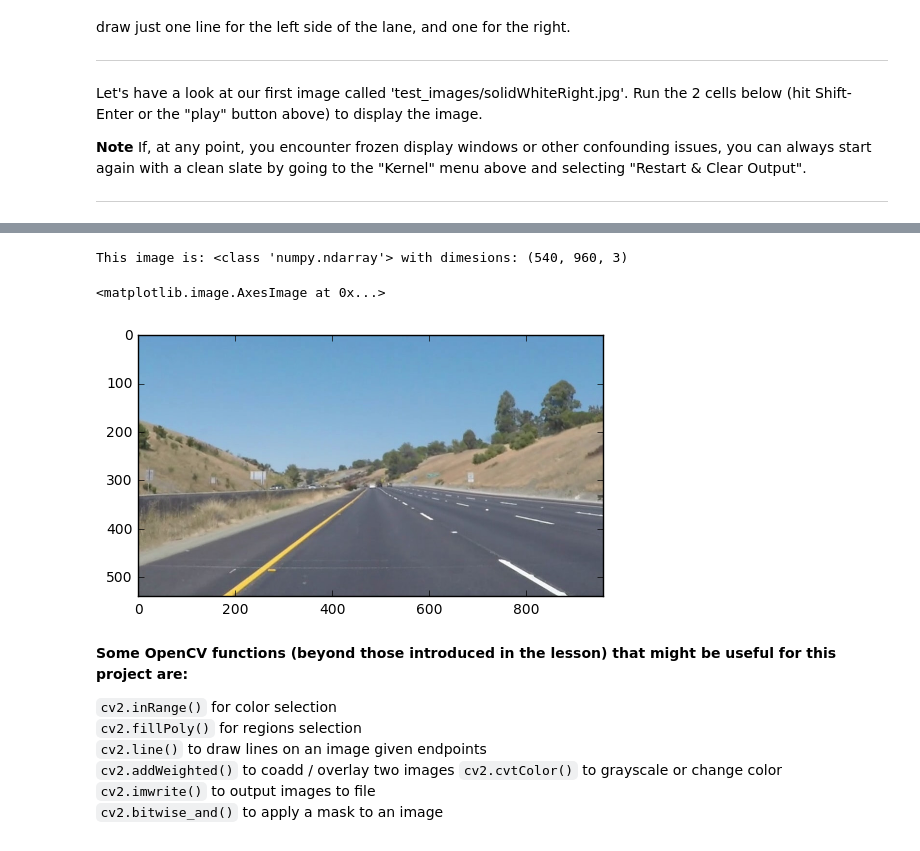
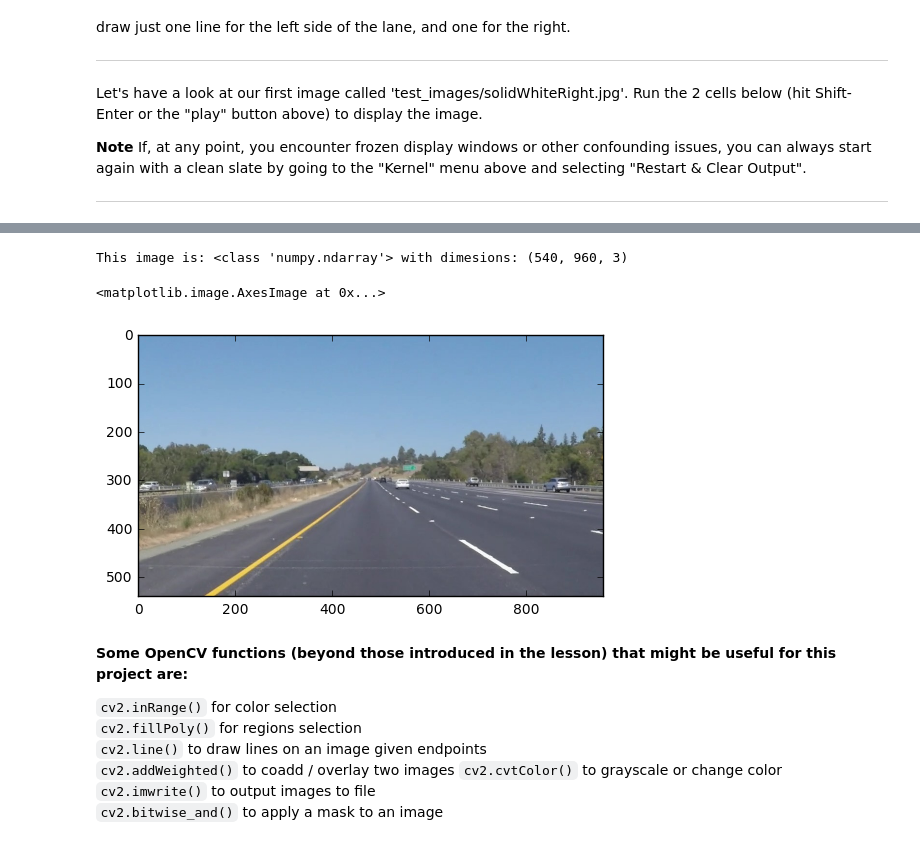
Before and after one commit to npscars/CarND-LaneLines-P1, a Jupyter notebook: P1.ipynb, the cells around one changed output, grey strips where cells are left out. Saved outputs shown, nothing was run; the diff lists cells and outputs as text; code cells hidden in the pictures.

```diff
--- a/P1.ipynb
+++ b/P1.ipynb
@@ -40,14 +40,14 @@ import cv2
 %matplotlib inline
 # %%
 #reading in an image
-image = mpimg.imread('test_images/whiteCarLaneSwitch.jpg')
+image = mpimg.imread('test_images/solidYellowLeft.jpg')
 #printing out some stats and plotting
 print('This image is:', type(image), 'with dimesions:', image.shape)
 plt.imshow(image)  #call as plt.imshow(gray, cmap='gray') to show a grayscaled image
 # %% [output]
 This image is: <class 'numpy.ndarray'> with dimesions: (540, 960, 3)
 <matplotlib.image.AxesImage at 0x...>
-[figure, old version]
+[figure, new version]
 # %% [markdown]
 **Some OpenCV functions (beyond those introduced in the lesson) that might be useful for this project are:**
 
```
Also changed, not shown: parts of 1 cell of this notebook, 6 other files.
